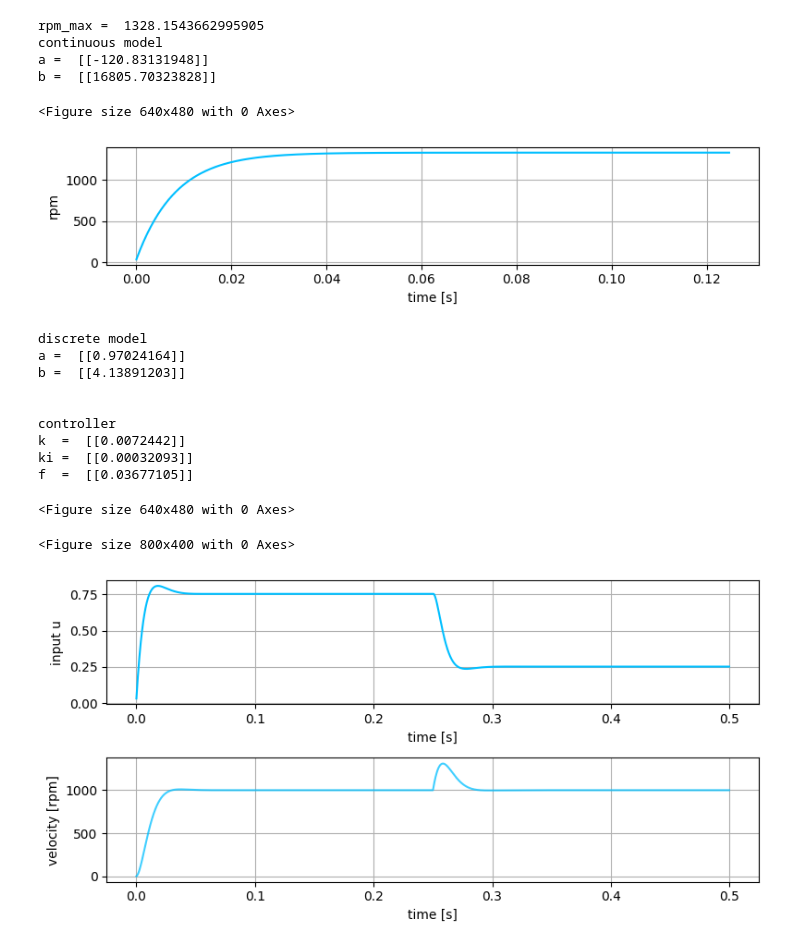
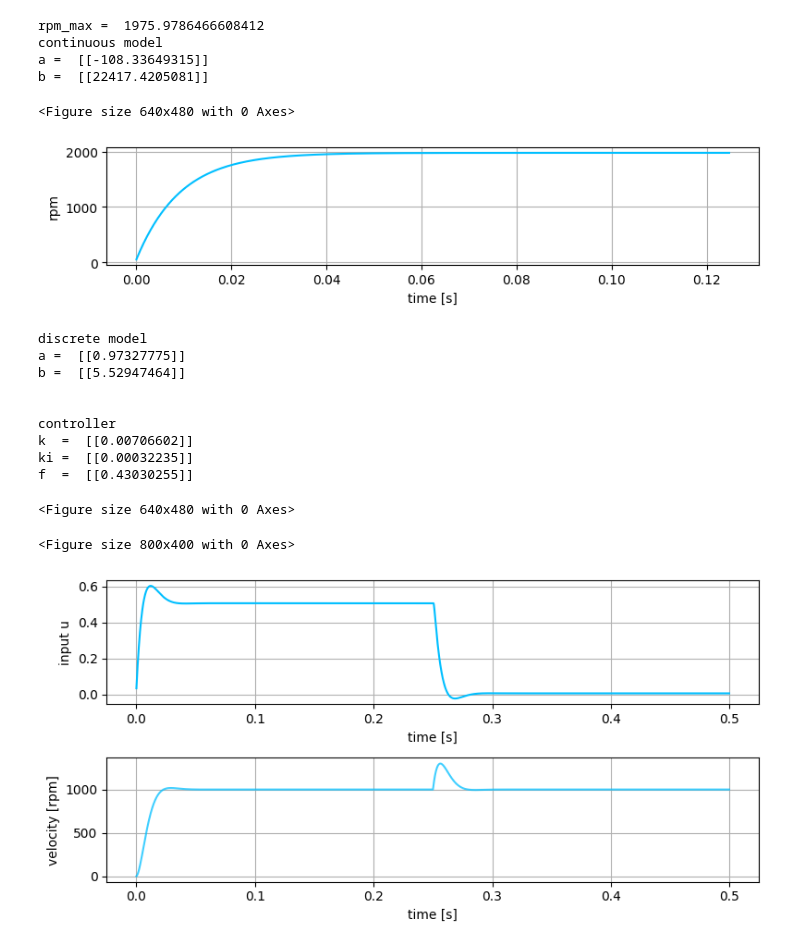
Before and after one commit to michalnand/motoko_ice_dragon_x, a Jupyter notebook: simulations/motor_controller/lqg_discrete.ipynb, the cells around one changed output. Cells and saved outputs as stored; diff of their text form; code cells hidden in the pictures.

```diff
--- a/simulations/motor_controller/lqg_discrete.ipynb
+++ b/simulations/motor_controller/lqg_discrete.ipynb
@@ -16,11 +16,25 @@ rad_var     = 12.788    # (rad/s)^2 variance (encoder noise)
 tau         = 9.876     # motor time constant, milliseconds
 '''
 
-
+'''
 u_max       = 1.0       # motor max input range
 k           = 139.084   # motor constant
 rad_var     = 140.463   # (rad/s)^2 variance (encoder noise)
 tau         = 8.276     # motor time constant, milliseconds
+'''
+
+'''
+u_max       = 1.0
+k          =  206.924
+rad_var     =  1.438
+tau         =  18.461
+'''
+
+
+u_max       = 1.0
+k          =  206.924
+rad_var     =  1.438
+tau         =  18.461/2
 
 
 
@@ -46,37 +60,37 @@ print()
 
 
 #create dynamical system
 ds = LibsControl.DynamicalSystem(mat_a, mat_b, mat_c, dt)
 
 
 #compute step response
 t_result = []
 u_result = []
 x_result = []
 
 
 for n in range(500):
 
     # unit step as input
     u = numpy.ones((1, 1))
 
     x, _ = ds.forward_state(u)
 
     t_result.append(n*dt)
     x_result.append(x[:, 0])
 
 t_result = numpy.array(t_result)
 x_result = numpy.array(x_result)
 
 #plot result
 LibsControl.plot_open_loop_response(t_result, x_result*60.0/(2.0*numpy.pi), file_name = "step_response.png", labels = ["rpm"])
 # %% [output]
-rpm_max =  1328.1543662995905
+rpm_max =  1975.9786466608412
 continuous model
-a =  [[-120.83131948]]
-b =  [[16805.70323828]]
+a =  [[-108.33649315]]
+b =  [[22417.4205081]]
 <Figure size 640x480 with 0 Axes>
-[figure, old version]
+[figure, new version]
 # %%
 
 
@@ -108,14 +122,14 @@ print("ki = ", lqg.ki)
 print("f  = ", lqg.f)
 # %% [output]
 discrete model
-a =  [[0.97024164]]
-b =  [[4.13891203]]
+a =  [[0.97327775]]
+b =  [[5.52947464]]
 
 
 controller
-k  =  [[0.0072442]]
-ki =  [[0.00032093]]
-f  =  [[0.03677105]]
+k  =  [[0.00706602]]
+ki =  [[0.00032235]]
+f  =  [[0.43030255]]
 # %%
 
 #process simulation
@@ -188,4 +202,4 @@ LibsControl.plot_closed_loop_response(t_result, u_result, x_result, x_hat = None
 # %% [output]
 <Figure size 640x480 with 0 Axes>
 <Figure size 800x400 with 0 Axes>
-[figure, old version]
+[figure, new version]
```
Also changed, not shown: 47 other files.
